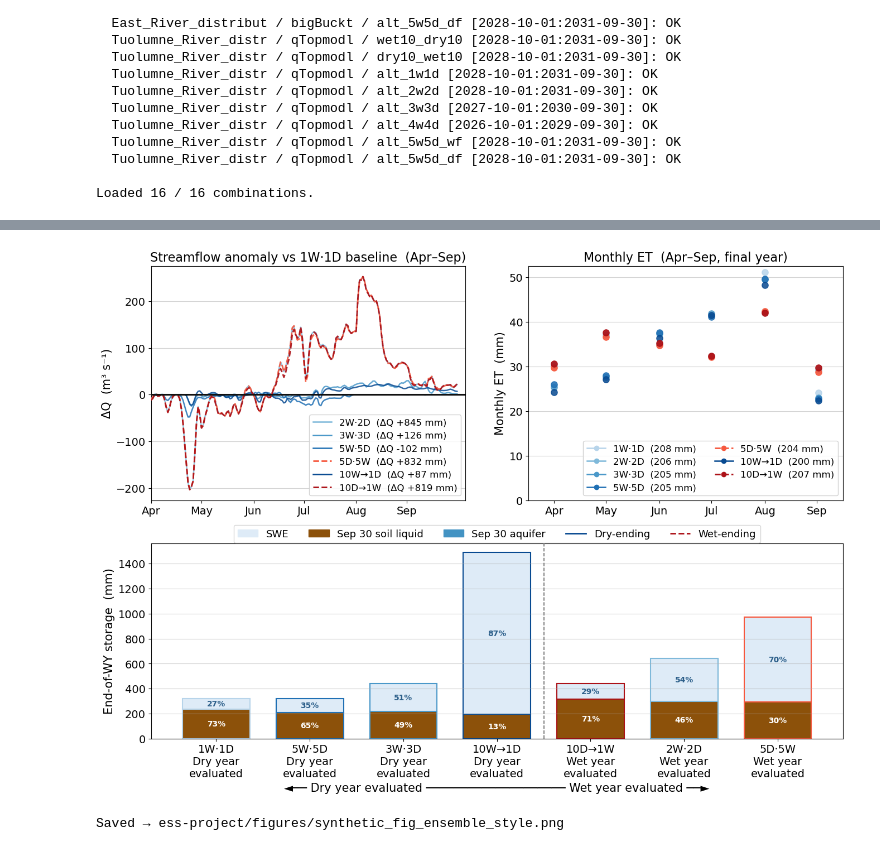
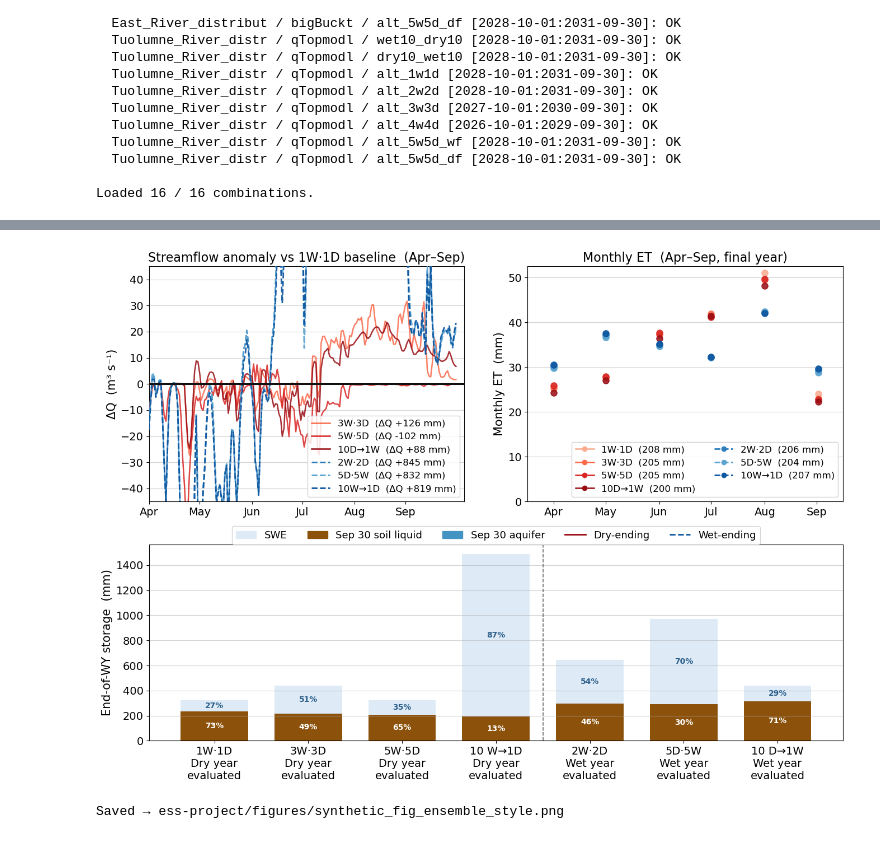
Before and after one commit to dlhogan97/CONFLUENCE-uwmtnhydro, a Jupyter notebook: ess-project/notebooks/synthetic_runs_analysis.ipynb, the cells around one changed output, grey strips where cells are left out. Saved outputs shown, nothing was run; the diff lists cells and outputs as text; code cells hidden in the pictures.

```diff
--- a/ess-project/notebooks/synthetic_runs_analysis.ipynb
+++ b/ess-project/notebooks/synthetic_runs_analysis.ipynb
@@ -253,12 +263,17 @@ SYNTH = 'synthetic_extended_runs'
 FOCUS_DOMAIN = 'Tuolumne_River_distributed_elevTPI'
 FOCUS_MODEL  = 'qTopmodl'
 
-DRY_END   = ['alt_1w1d', 'alt_2w2d', 'alt_3w3d', 'alt_5w5d_wf', 'wet10_dry10']
-WET_END   = ['alt_5w5d_df', 'dry10_wet10']
+# Linear reservoir routing parameters (calibrated for Tuolumne)
+LR_PARAMS = {'k_fast': 0.8641534245539414, 'k_slow': 0.47518306157180934, 'f': 1.0}
+# LR_PARAMS = {'k_fast': 0.47522528151425714, 'k_slow': 2.4805360274754705e-05, 'f': 0.8004766558786294}
+# LR_PARAMS = {'k_fast': 0.4729497280965281, 'k_slow': 2.1803944632295235e-05, 'f': 0.7853809118991199}
 
-BAR_ORDER = ['alt_1w1d', 'alt_2w2d', 'alt_3w3d',
-             'alt_5w5d_wf', 'alt_5w5d_df',
-             'wet10_dry10', 'dry10_wet10']
+DRY_END   = ['alt_1w1d', 'alt_3w3d', 'alt_5w5d_wf', 'wet10_dry10', ]
+WET_END   = ['alt_5w5d_df', 'alt_2w2d', 'dry10_wet10']
+
+BAR_ORDER = ['alt_1w1d', 'alt_3w3d',
+             'alt_5w5d_wf', 'wet10_dry10','alt_2w2d','alt_5w5d_df', 'dry10_wet10',
+             ]
 
 # last fully-simulated water year per pattern
 FINAL_WY = {
@@ -269,11 +284,11 @@ FINAL_WY = {
 LABELS = {
     'alt_1w1d': '1W·1D', 'alt_2w2d': '2W·2D', 'alt_3w3d': '3W·3D',
     'alt_5w5d_wf': '5W·5D', 'alt_5w5d_df': '5D·5W',
-    'wet10_dry10': '10W→1D', 'dry10_wet10': '10D→1W',
+    'wet10_dry10': '10D→1W', 'dry10_wet10': '10W→1D',
 }
 
-DRY_CMAP = dict(zip(DRY_END, cm.Blues(np.linspace(0.30, 0.90, len(DRY_END)))))
-WET_CMAP = dict(zip(WET_END, cm.Reds( np.linspace(0.55, 0.85, len(WET_END)))))
+DRY_CMAP = dict(zip(DRY_END, cm.Reds(np.linspace(0.30, 0.90, len(DRY_END)))))
+WET_CMAP = dict(zip(WET_END, cm.Blues( np.linspace(0.55, 0.85, len(WET_END)))))
 BLUE_REP = DRY_CMAP[DRY_END[-1]]
 RED_REP  = WET_CMAP[WET_END[-1]]
 
@@ -291,6 +306,21 @@ def _am(da):
     arr = da.values
     return (arr * HRU_W[None, :arr.shape[1]]).sum(axis=1) if arr.ndim == 2 else arr.ravel()
 
+def route_linear_reservoir(q_m3s, k_fast, k_slow, f, area_m2):
+    """Two-parallel linear reservoir routing (daily, mm/day ↔ m³/s)."""
+    R = q_m3s.values * 86400 / area_m2 * 1000  # m³/s → mm/day
+    n = len(R)
+    S_fast = np.zeros(n)
+    S_slow = np.zeros(n)
+    Q = np.zeros(n)
+    sf, ss = 0.0, 0.0
+    for t in range(n):
+        Q[t] = k_fast * sf + k_slow * ss
+        S_fast[t] = (1 - k_fast) * sf + f * R[t]
+        S_slow[t] = (1 - k_slow) * ss + (1 - f) * R[t]
+        sf, ss = S_fast[t], S_slow[t]
+    return pd.Series(Q / 1000 * area_m2 / 86400, index=q_m3s.index)  # mm/day → m³/s
+
 _csv = pd.read_csv(BASE / 'synthetic_summary.csv')
 _csv = _csv[(_csv['domain'] == FOCUS_DOMAIN) & (_csv['model'] == FOCUS_MODEL)]
 
@@ -304,13 +334,17 @@ def load_final_year(pat):
            f'/synthetic_{FOCUS_DOMAIN}_{FOCUS_MODEL}_{pat}_timestep.nc')
     if not nc.exists(): return None
     with xr.open_dataset(nc) as ds:
-        ds  = ds.sel(time=slice(f'{wy-1}-10-01', f'{wy}-09-30'))
+        # load one extra month before WY start to spin up routing
+        ds  = ds.sel(time=slice(f'{wy-1}-09-01', f'{wy}-09-30'))
         ti  = pd.DatetimeIndex(ds.time.values)
         if len(ti) == 0: return None
         ref = pd.Timestamp(f'{wy-1}-10-01')
 
-        q_d = (pd.Series(ds['averageRoutedRunoff'].mean(dim='gru').values.ravel() * BASIN_AREA, index=ti)
-               .resample('1D').mean())
+        q_raw = (pd.Series(ds['basin__TotalRunoff'].mean(dim='gru').values.ravel() * BASIN_AREA, index=ti)
+                 .resample('1D').mean())
+        q_routed = route_linear_reservoir(q_raw, area_m2=BASIN_AREA, **LR_PARAMS)
+        # trim to WY after spin-up month
+        q_d = q_routed[q_routed.index >= pd.Timestamp(f'{wy-1}-10-01')]
 
         et_arr = _am(ds['scalarTotalET']).copy()
         for v in ('scalarCanopySublimation', 'scalarSnowSublimation'):
@@ -353,8 +387,8 @@ ref_q   = DATA[REF_PAT]['q'].reindex(range(APR_DOY, SEP_DOY + 1))
 # bars: dry-evaluated first (sorted by SWE), then wet-evaluated (sorted by SWE)
 valid = [p for p in BAR_ORDER if DATA.get(p)]
 stor_order = (
-    sorted([p for p in valid if DATA[p]['year_type'] == 'D'], key=lambda p: DATA[p]['aug_swe']) +
-    sorted([p for p in valid if DATA[p]['year_type'] == 'W'], key=lambda p: DATA[p]['aug_swe'])
+    sorted([p for p in valid if DATA[p]['year_type'] == 'D'], key=lambda p: 0) +
+    sorted([p for p in valid if DATA[p]['year_type'] == 'W'], key=lambda p: 0)
 )
 
 # ── Styling ───────────────────────────────────────────────────────────────
@@ -399,6 +433,7 @@ ax_q.set_title('Streamflow anomaly vs 1W·1D baseline  (Apr–Sep)', fontsize=FS
 ax_q.grid(True, **GRD); ax_q.tick_params(axis='y', labelsize=FS['tk'])
 ax_q.legend(handles=q_handles, fontsize=FS['lg'] - 1, loc='lower right',
             frameon=True, framealpha=0.85, ncol=1)
+ax_q.set_ylim(-45, 45)
 
 # ── Monthly ET scatter (Apr–Sep) ──────────────────────────────────────────
 et_handles = []
@@ -423,21 +458,21 @@ ax_et.legend(handles=et_handles, fontsize=FS['lg'] - 1, loc='lower right',
 
 # ── Stacked storage bars: dry-evaluated left, wet-evaluated right ─────────
 n = len(stor_order); x = np.arange(n); BAR_W = 0.72
-aq   = np.array([DATA[p]['aq']      for p in stor_order])
-soil = np.array([DATA[p]['soil']    for p in stor_order])
-swe  = np.array([DATA[p]['aug_swe'] for p in stor_order])
+aq   = np.array([DATA[p]['aq']*2      for p in BAR_ORDER])
+soil = np.array([DATA[p]['soil']    for p in BAR_ORDER])
+swe  = np.array([DATA[p]['aug_swe'] for p in BAR_ORDER])
 total_safe = np.where(aq + soil + swe == 0, 1.0, aq + soil + swe)
 aq_pct   = aq   / total_safe * 100
 soil_pct = soil / total_safe * 100
 swe_pct  = swe  / total_safe * 100
 
-n_dry = sum(1 for p in stor_order if DATA[p]['year_type'] == 'D')
+n_dry = sum(1 for p in BAR_ORDER if DATA.get(p) and DATA[p]['year_type'] == 'D')
 
-for i, p in enumerate(stor_order):
+for i, p in enumerate(BAR_ORDER):
     ec = WET_CMAP.get(p, DRY_CMAP.get(p, '0.55'))
-    ax_st.bar(x[i], aq[i],   BAR_W, color=COL_AQ,   edgecolor=ec, lw=1.5)
-    ax_st.bar(x[i], soil[i], BAR_W, color=COL_SOIL, edgecolor=ec, lw=1.5, bottom=aq[i])
-    ax_st.bar(x[i], swe[i],  BAR_W, color=COL_SWE,  edgecolor=ec, lw=1.5, bottom=aq[i]+soil[i])
+    ax_st.bar(x[i], aq[i],   BAR_W, color=COL_AQ,   edgecolor='none')
+    ax_st.bar(x[i], soil[i], BAR_W, color=COL_SOIL, edgecolor='none', bottom=aq[i])
+    ax_st.bar(x[i], swe[i],  BAR_W, color=COL_SWE,  edgecolor='none', bottom=aq[i]+soil[i])
     txt = dict(ha='center', va='center', fontsize=10, fontweight='bold', clip_on=True)
     if aq_pct[i]   >= PCT_MIN: ax_st.text(x[i], aq[i]/2,                 f'{aq_pct[i]:.0f}%',   color='white',   **txt)
     if soil_pct[i] >= PCT_MIN: ax_st.text(x[i], aq[i]+soil[i]/2,         f'{soil_pct[i]:.0f}%', color='white',   **txt)
@@ -449,14 +484,18 @@ if 0 < n_dry < n:
 
 xtick_labels = [
     f'{LABELS[p]}\n{"Dry" if DATA[p]["year_type"] == "D" else "Wet"} year\nevaluated'
-    for p in stor_order
+    for p in BAR_ORDER
 ]
+
+xtick_labels[-1] = "10 D→1W\nWet year\nevaluated"
+xtick_labels[3] = "10 W→1D\nDry year\nevaluated"
 ax_st.set_xticks(x); ax_st.set_xticklabels(xtick_labels, fontsize=FS['tk'])
 ax_st.set_ylabel('End-of-WY storage  (mm)', fontsize=FS['ax'])
-ax_st.set_xlabel(
-    '◄── Dry year evaluated ──────────────────── Wet year evaluated ──►',
-    fontsize=FS['ax']
-)
+# ax_st.set_xlabel(
+#     '◄── Dry year evaluated ──────────────────── Wet year evaluated ──►',
+#     fontsize=FS['ax']
+# )
+# ax_st.set_ylim(0, 600)
 ax_st.grid(True, **GRD); ax_st.tick_params(axis='y', labelsize=FS['tk'])
 ax_st.legend(handles=[
     mpatches.Patch(color=COL_SWE,  label='SWE'),
@@ -469,7 +508,7 @@ ax_st.legend(handles=[
 
 out = Path('ess-project/figures/synthetic_fig_ensemble_style.png')
 out.parent.mkdir(parents=True, exist_ok=True)
-plt.savefig(out, dpi=150, bbox_inches='tight')
+# plt.savefig(out, dpi=150, bbox_inches='tight')
 plt.show()
 print(f'Saved → {out}')
 # %% [output]
@@ -483,3 +522,3 @@ Loading final-year data...
   dry10_wet10 WY2031 (W): aug_swe=126 mm  soil=315 mm
-[figure, old version]
+[figure, new version]
 Saved → ess-project/figures/synthetic_fig_ensemble_style.png
```
Also changed, not shown: parts of 5 cells of this notebook, 45 other files.
